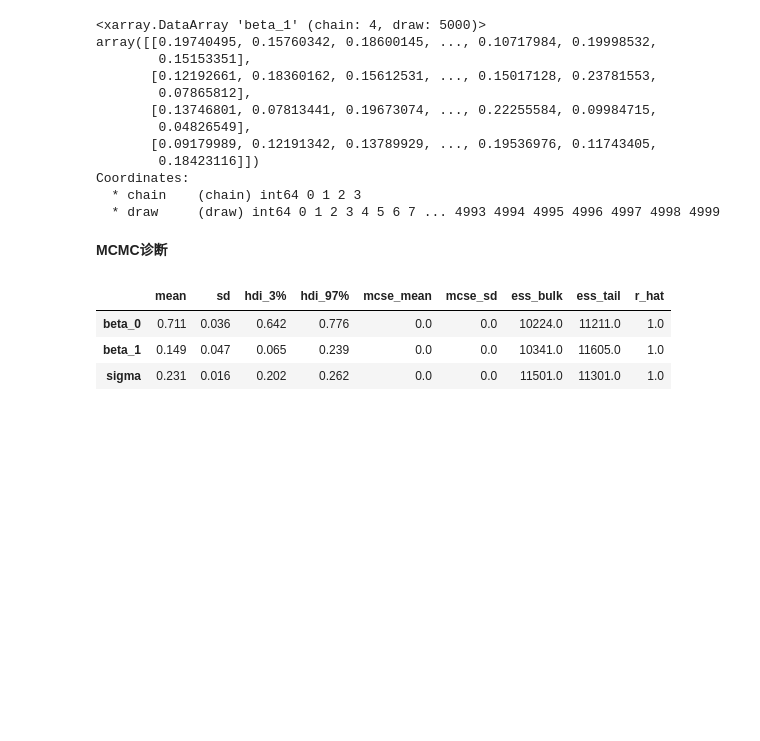
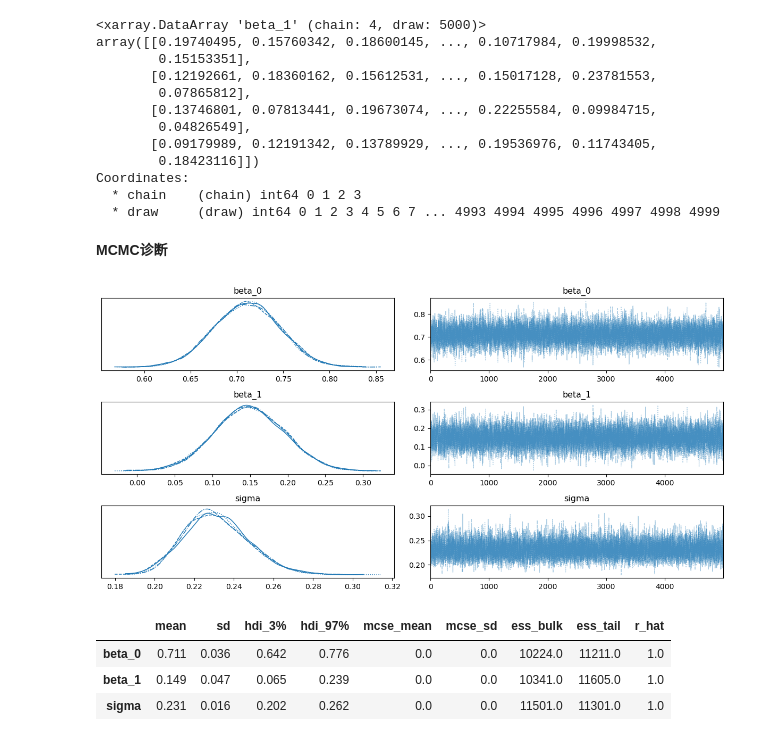
Before and after one commit to hcp4715/psybayesian, a Jupyter notebook: lecture9.ipynb, the cells around one changed output. Saved outputs shown, nothing was run; the diff lists cells and outputs as text; code cells hidden in the pictures; blank space fills up the shorter version.

```diff
--- a/lecture9.ipynb
+++ b/lecture9.ipynb
@@ -314,3 +341,9 @@ az.plot_trace(trace)
+# %%
+axes = az.plot_trace(trace)
+plt.tight_layout()
+plt.show()
+# %% [output]
+[figure, added]
 # %%
 az.summary(trace)
 # %% [output]
```
Also changed, not shown: parts of 73 cells of this notebook.
